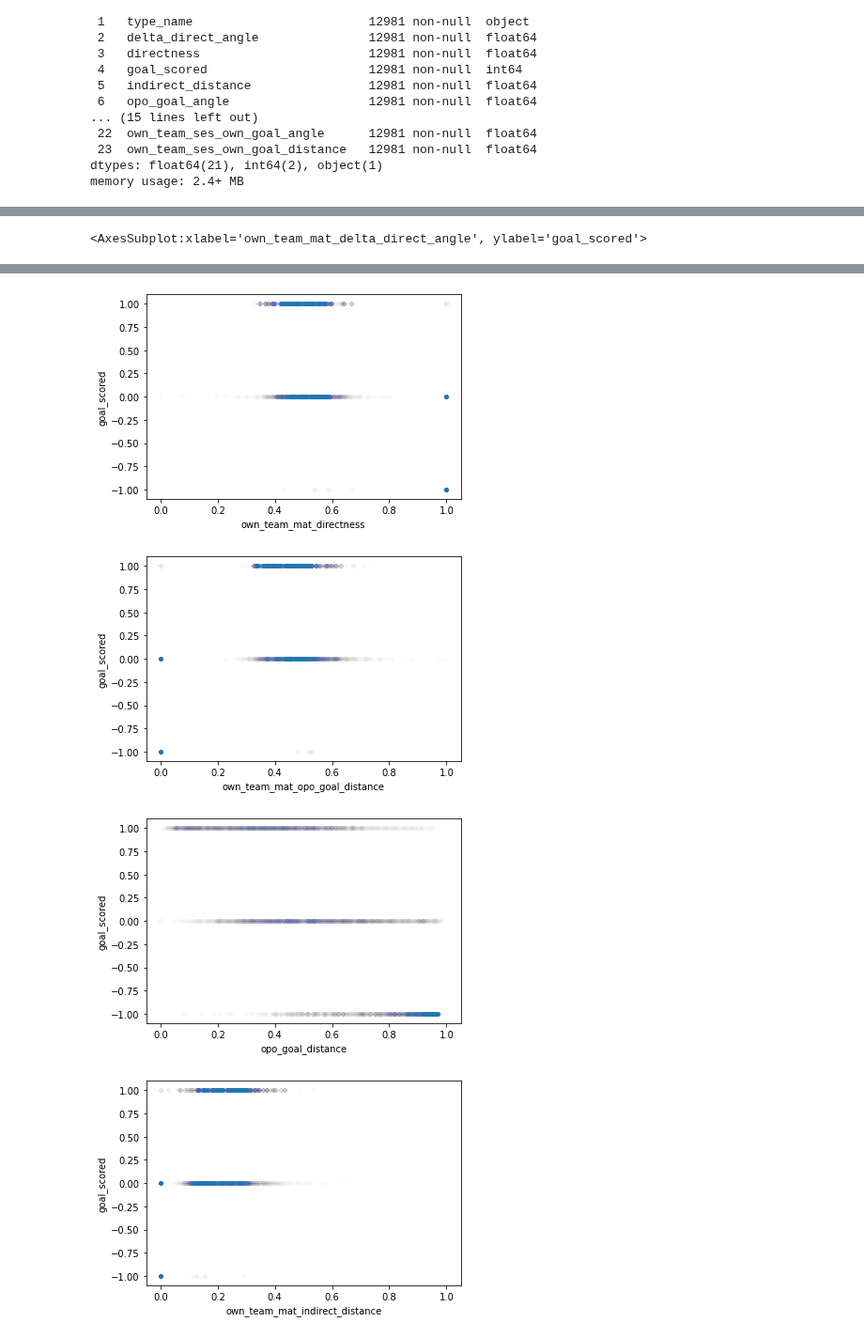
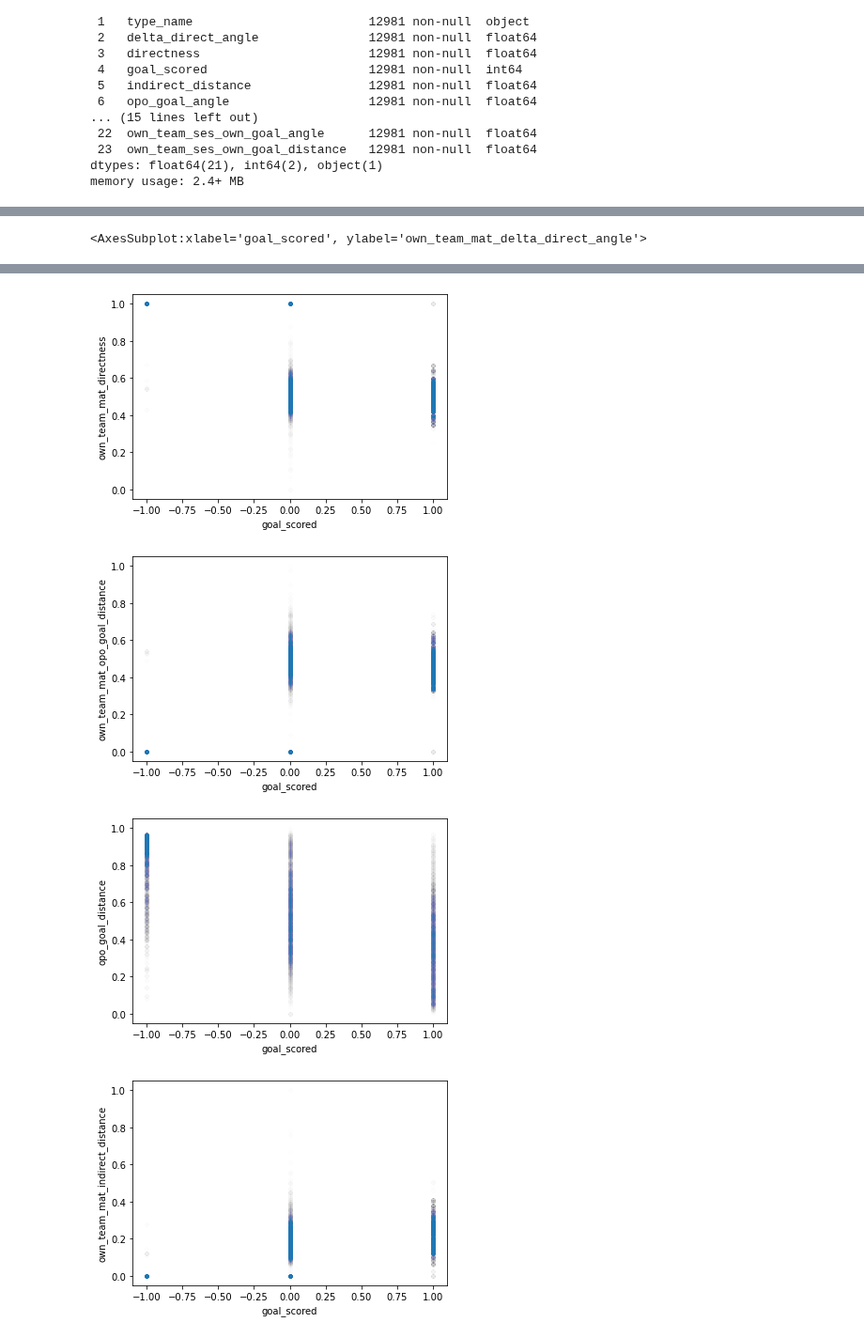
Before and after one commit to xecarlox94/data_mining_machine_learning, a Jupyter notebook: Untitled.ipynb, the cells around one changed output, grey strips where cells are left out. Shown at 94% size. Cells and saved outputs as stored; diff of their text form; code cells hidden in the pictures.

```diff
--- a/Untitled.ipynb
+++ b/Untitled.ipynb
@@ -232,22 +229,20 @@ plt.show()
 # %%
 alpha = 0.005
 
-dataset.plot(kind="scatter", y="goal_scored", x="own_team_mat_own_goal_distance", alpha=alpha)
+dataset.plot(kind="scatter", x="goal_scored", y="own_team_mat_own_goal_distance", alpha=alpha)
 
-dataset.plot(kind="scatter", y="goal_scored", x="own_team_mat_directness", alpha=alpha)
+dataset.plot(kind="scatter", x="goal_scored", y="own_team_mat_directness", alpha=alpha)
 
-dataset.plot(kind="scatter", y="goal_scored", x="own_team_mat_opo_goal_distance", alpha=alpha)
+dataset.plot(kind="scatter", x="goal_scored", y="own_team_mat_opo_goal_distance", alpha=alpha)
 
-dataset.plot(kind="scatter", y="goal_scored", x="opo_goal_distance", alpha=alpha)
+dataset.plot(kind="scatter", x="goal_scored", y="opo_goal_distance", alpha=alpha)
 
-dataset.plot(kind="scatter", y="goal_scored", x="own_team_mat_indirect_distance", alpha=alpha)
+dataset.plot(kind="scatter", x="goal_scored", y="own_team_mat_indirect_distance", alpha=alpha)
 
-dataset.plot(kind="scatter", y="goal_scored", x="own_team_mat_delta_direct_angle", alpha=alpha)
+dataset.plot(kind="scatter", x="goal_scored", y="own_team_mat_delta_direct_angle", alpha=alpha)
 
-dataset.plot(kind="scatter", y="goal_scored", x="own_goal_angle", alpha=alpha)
+dataset.plot(kind="scatter", x="goal_scored", y="own_goal_angle", alpha=alpha)
 
-dataset.plot(kind="scatter", y="goal_scored", x="own_team_mat_delta_direct_angle", alpha=alpha)
-
-#dataset.plot(kind="scatter", y="goal_scored", x="type_id", alpha=alpha)
+dataset.plot(kind="scatter", x="goal_scored", y="own_team_mat_delta_direct_angle", alpha=alpha)
 # %% [output]
-<AxesSubplot:xlabel='own_team_mat_delta_direct_angle', ylabel='goal_scored'>
+<AxesSubplot:xlabel='goal_scored', ylabel='own_team_mat_delta_direct_angle'>
@@ -255,4 +250,4 @@ dataset.plot(kind="scatter", y="goal_scored", x="own_team_mat_delta_direct_angle
-[figure, old version]
+[figure, new version]
-[figure, old version]
+[figure, new version]
-[figure, old version]
+[figure, new version]
-[figure, old version]
+[figure, new version]
```
Also changed, not shown: parts of 26 cells of this notebook, 1 other file.
